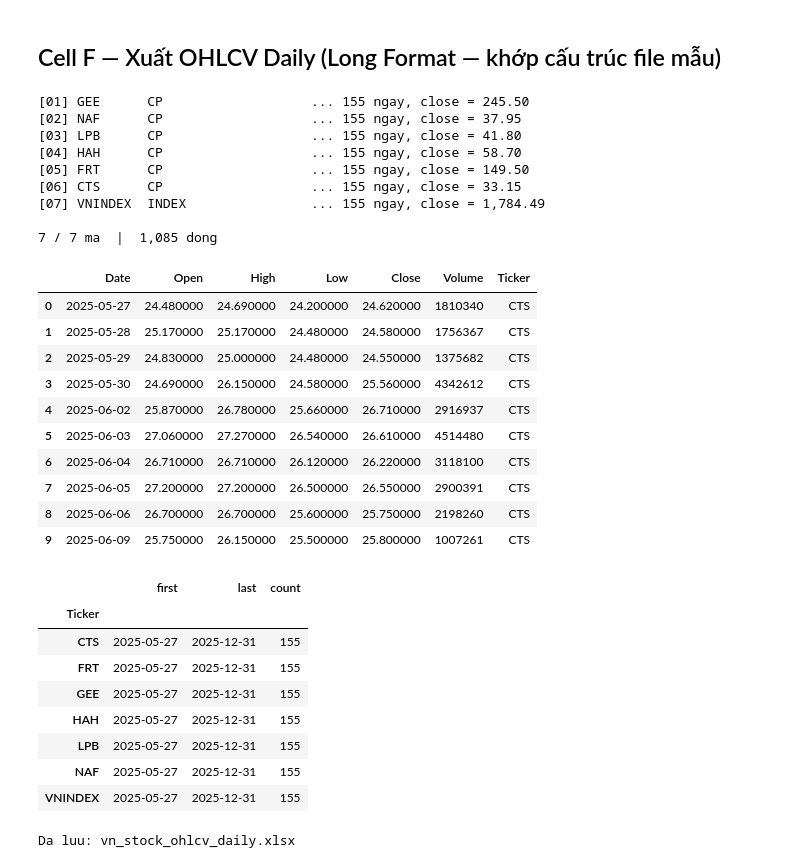
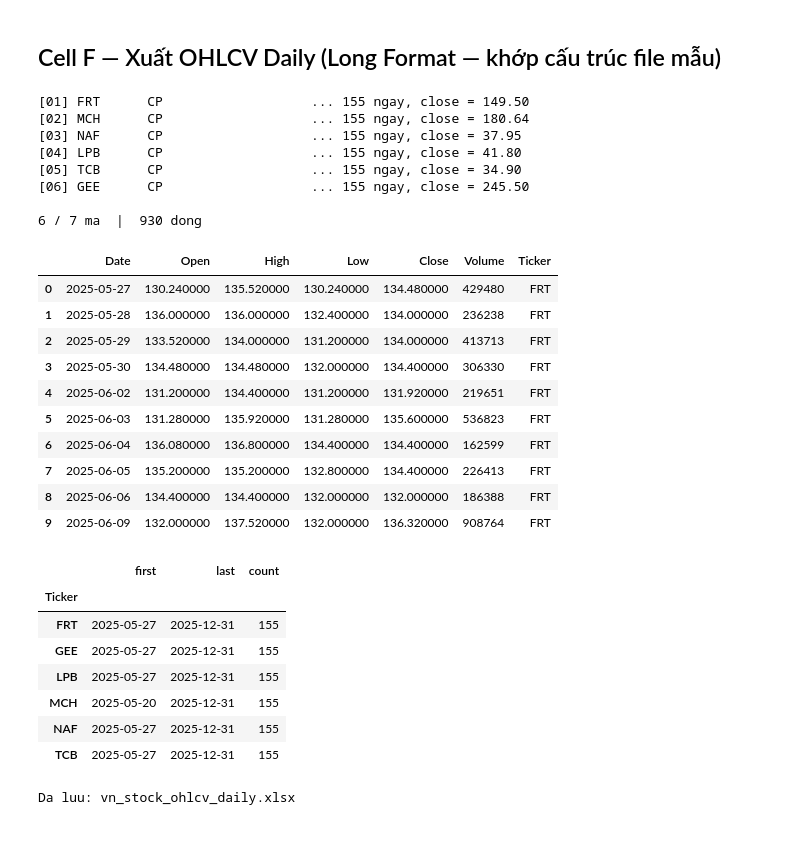
Before and after one commit to newtvu0310/PTQL-T_NC, a Jupyter notebook: stats_analysis_v3.ipynb, the cells around one changed output. Saved outputs shown, nothing was run; the diff lists cells and outputs as text; code cells hidden in the pictures; blank space fills up the shorter version.

```diff
--- a/stats_analysis_v3.ipynb
+++ b/stats_analysis_v3.ipynb
@@ -19,7 +19,7 @@ END_DATE   = '2025-12-31'
 VN_INDEX_SYM = 'VNINDEX'
 
 STATS_SECTOR_STOCKS = {
-    'CP': ['GEE', 'NAF', 'LPB', 'HAH', 'FRT', 'CTS'],
+    'CP': ['FRT', 'MCH', 'NAF', 'LPB', 'TCB', 'GEE']
 }
 
 STATS_ALL_SYMBOLS   = []
@@ -454,7 +460,7 @@ def fetch_daily_ohlcv(symbol, start, end):
 ohlcv_frames = []
 failed_ohlcv = []
 
-for i, sym in enumerate(STATS_ALL_SYMBOLS + [VN_INDEX_SYM], 1):
+for i, sym in enumerate(STATS_ALL_SYMBOLS , 1):
     label = 'INDEX' if sym == VN_INDEX_SYM else STATS_SYMBOL_SECTOR.get(sym, '')
     print(f'[{i:02d}] {sym:<8} {label:<20} ...', end=' ', flush=True)
     try:
@@ -466,58 +472,56 @@ for i, sym in enumerate(STATS_ALL_SYMBOLS + [VN_INDEX_SYM], 1):
         print(f'SKIP ({str(e)[:60]})')
         failed_ohlcv.append(sym)
 
 if not ohlcv_frames:
     print('Khong co du lieu nao tai duoc.')
 else:
     df_ohlcv = (pd.concat(ohlcv_frames, ignore_index=True)
                 .sort_values(['ticker', 'date'])
                 .reset_index(drop=True))
     df_ohlcv.columns = [c.capitalize() for c in df_ohlcv.columns]
     df_ohlcv['Date'] = pd.to_datetime(df_ohlcv['Date']).dt.strftime('%Y-%m-%d')
 
     with pd.ExcelWriter(OUTPUT_OHLCV, engine='openpyxl') as writer:
         df_ohlcv.to_excel(writer, sheet_name='Sheet1', index=False)
         ws = writer.sheets['Sheet1']
         for col_cells in ws.columns:
             max_len = max((len(str(c.value or '')) for c in col_cells), default=10)
             ws.column_dimensions[col_cells[0].column_letter].width = min(max_len + 3, 25)
 
     from IPython.display import display
     print(f'\n{len(ohlcv_frames)} / {len(STATS_ALL_SYMBOLS)+1} ma  |  {len(df_ohlcv):,} dong')
     if failed_ohlcv:
         print(f'Loi: {failed_ohlcv}')
 
     display(df_ohlcv.head(10))
     display(df_ohlcv.groupby('Ticker')['Date'].agg(['first', 'last', 'count']))
     print(f'\nDa luu: {OUTPUT_OHLCV}')
 # %% [output]
-[01] GEE      CP                   ... 155 ngay, close = 245.50
-[02] NAF      CP                   ... 155 ngay, close = 37.95
-[03] LPB      CP                   ... 155 ngay, close = 41.80
-[04] HAH      CP                   ... 155 ngay, close = 58.70
-[05] FRT      CP                   ... 155 ngay, close = 149.50
-[06] CTS      CP                   ... 155 ngay, close = 33.15
-[07] VNINDEX  INDEX                ... 155 ngay, close = 1,784.49
+[01] FRT      CP                   ... 155 ngay, close = 149.50
+[02] MCH      CP                   ... 155 ngay, close = 180.64
+[03] NAF      CP                   ... 155 ngay, close = 37.95
+[04] LPB      CP                   ... 155 ngay, close = 41.80
+[05] TCB      CP                   ... 155 ngay, close = 34.90
+[06] GEE      CP                   ... 155 ngay, close = 245.50
 
-7 / 7 ma  |  1,085 dong
+6 / 7 ma  |  930 dong
 |  | Date | Open | High | Low | Close | Volume | Ticker |
-| 0 | 2025-05-27 | 24.480000 | 24.690000 | 24.200000 | 24.620000 | 1810340 | CTS |
-| 1 | 2025-05-28 | 25.170000 | 25.170000 | 24.480000 | 24.580000 | 1756367 | CTS |
-| 2 | 2025-05-29 | 24.830000 | 25.000000 | 24.480000 | 24.550000 | 1375682 | CTS |
-| 3 | 2025-05-30 | 24.690000 | 26.150000 | 24.580000 | 25.560000 | 4342612 | CTS |
-| 4 | 2025-06-02 | 25.870000 | 26.780000 | 25.660000 | 26.710000 | 2916937 | CTS |
-| 5 | 2025-06-03 | 27.060000 | 27.270000 | 26.540000 | 26.610000 | 4514480 | CTS |
-| 6 | 2025-06-04 | 26.710000 | 26.710000 | 26.120000 | 26.220000 | 3118100 | CTS |
-| 7 | 2025-06-05 | 27.200000 | 27.200000 | 26.500000 | 26.550000 | 2900391 | CTS |
-| 8 | 2025-06-06 | 26.700000 | 26.700000 | 25.600000 | 25.750000 | 2198260 | CTS |
-| 9 | 2025-06-09 | 25.750000 | 26.150000 | 25.500000 | 25.800000 | 1007261 | CTS |
+| 0 | 2025-05-27 | 130.240000 | 135.520000 | 130.240000 | 134.480000 | 429480 | FRT |
+| 1 | 2025-05-28 | 136.000000 | 136.000000 | 132.400000 | 134.000000 | 236238 | FRT |
+| 2 | 2025-05-29 | 133.520000 | 134.000000 | 131.200000 | 134.000000 | 413713 | FRT |
+| 3 | 2025-05-30 | 134.480000 | 134.480000 | 132.000000 | 134.400000 | 306330 | FRT |
+| 4 | 2025-06-02 | 131.200000 | 134.400000 | 131.200000 | 131.920000 | 219651 | FRT |
+| 5 | 2025-06-03 | 131.280000 | 135.920000 | 131.280000 | 135.600000 | 536823 | FRT |
+| 6 | 2025-06-04 | 136.080000 | 136.800000 | 134.400000 | 134.400000 | 162599 | FRT |
+| 7 | 2025-06-05 | 135.200000 | 135.200000 | 132.800000 | 134.400000 | 226413 | FRT |
+| 8 | 2025-06-06 | 134.400000 | 134.400000 | 132.000000 | 132.000000 | 186388 | FRT |
+| 9 | 2025-06-09 | 132.000000 | 137.520000 | 132.000000 | 136.320000 | 908764 | FRT |
 |  | first | last | count |
 | Ticker |  |  |  |
-| CTS | 2025-05-27 | 2025-12-31 | 155 |
 | FRT | 2025-05-27 | 2025-12-31 | 155 |
 | GEE | 2025-05-27 | 2025-12-31 | 155 |
-| HAH | 2025-05-27 | 2025-12-31 | 155 |
 | LPB | 2025-05-27 | 2025-12-31 | 155 |
+| MCH | 2025-05-20 | 2025-12-31 | 155 |
 | NAF | 2025-05-27 | 2025-12-31 | 155 |
-| VNINDEX | 2025-05-27 | 2025-12-31 | 155 |
+| TCB | 2025-05-27 | 2025-12-31 | 155 |
 Da luu: vn_stock_ohlcv_daily.xlsx
```
Also changed, not shown: parts of 4 cells of this notebook.
